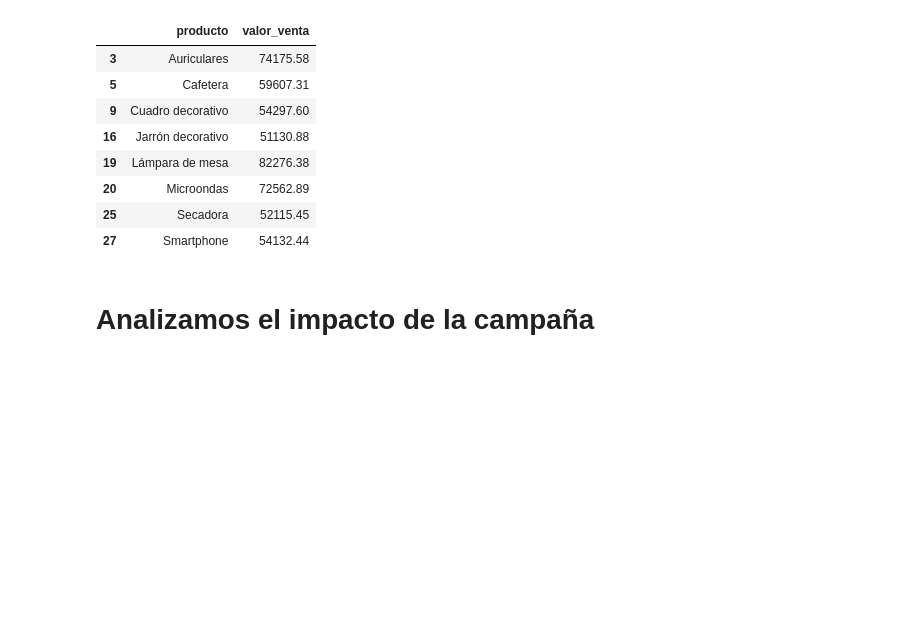
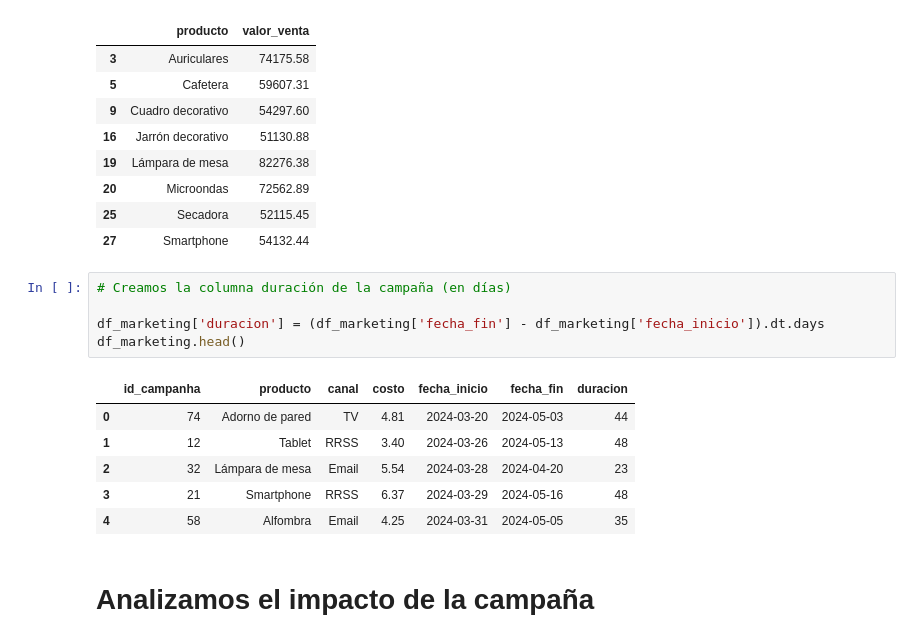
Before and after one commit to CppR-Repo/TT-2C2025-Data-Analitycs-Notebooks, a Jupyter notebook: EntregaFinal/MiEntrega-Final/Entrega_final.ipynb, the cells around one changed output. Cells and saved outputs as stored; diff of their text form; blank space fills up the shorter version.

```diff
--- a/EntregaFinal/MiEntrega-Final/Entrega_final.ipynb
+++ b/EntregaFinal/MiEntrega-Final/Entrega_final.ipynb
@@ -611,6 +696,18 @@ productos_top
 | 20 | Microondas | 72562.89 |
 | 25 | Secadora | 52115.45 |
 | 27 | Smartphone | 54132.44 |
+# %%
+# Creamos la columna duración de la campaña (en días)
+
+df_marketing['duracion'] = (df_marketing['fecha_fin'] - df_marketing['fecha_inicio']).dt.days
+df_marketing.head()
+# %% [output]
+|  | id_campanha | producto | canal | costo | fecha_inicio | fecha_fin | duracion |
+| 0 | 74 | Adorno de pared | TV | 4.81 | 2024-03-20 | 2024-05-03 | 44 |
+| 1 | 12 | Tablet | RRSS | 3.40 | 2024-03-26 | 2024-05-13 | 48 |
+| 2 | 32 | Lámpara de mesa | Email | 5.54 | 2024-03-28 | 2024-04-20 | 23 |
+| 3 | 21 | Smartphone | RRSS | 6.37 | 2024-03-29 | 2024-05-16 | 48 |
+| 4 | 58 | Alfombra | Email | 4.25 | 2024-03-31 | 2024-05-05 | 35 |
 # %% [markdown]
 # Analizamos el impacto de la campaña
 # %% [markdown]
```
Also changed, not shown: parts of 96 cells of this notebook.
